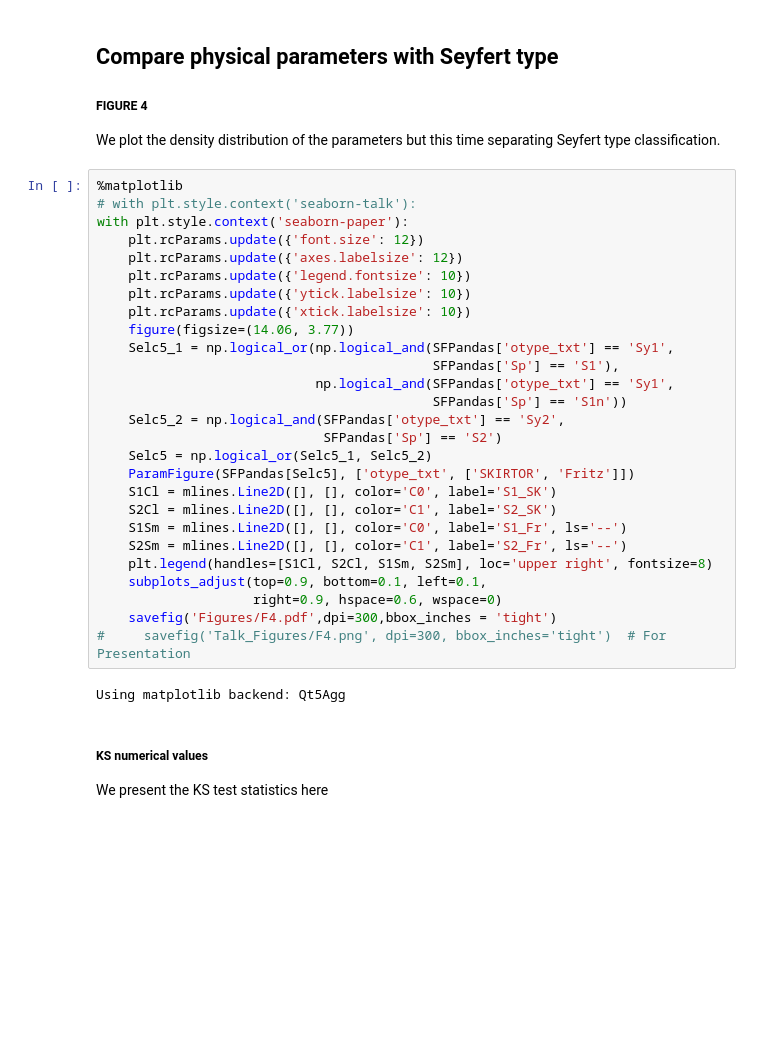
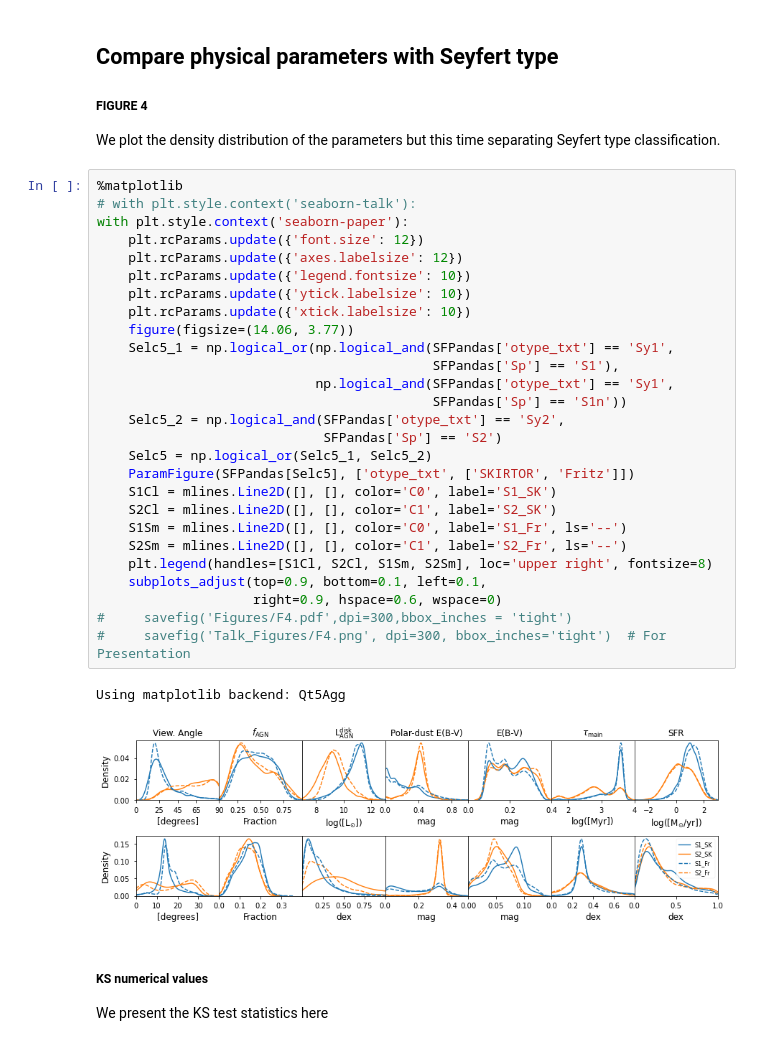
Before and after one commit to aframosp/AGNView, a Jupyter notebook: 11_Analysis_Plots.ipynb, the cells around one changed output. Drawn from its saved outputs; the diff is of its cells as text; blank space fills up the shorter version.

```diff
--- a/11_Analysis_Plots.ipynb
+++ b/11_Analysis_Plots.ipynb
@@ -202,32 +202,33 @@ We plot the density distribution of the parameters but this time separating Seyf
 # %%
 %matplotlib
 # with plt.style.context('seaborn-talk'):
 with plt.style.context('seaborn-paper'):
     plt.rcParams.update({'font.size': 12})
     plt.rcParams.update({'axes.labelsize': 12})
     plt.rcParams.update({'legend.fontsize': 10})
     plt.rcParams.update({'ytick.labelsize': 10})
     plt.rcParams.update({'xtick.labelsize': 10})
     figure(figsize=(14.06, 3.77))
     Selc5_1 = np.logical_or(np.logical_and(SFPandas['otype_txt'] == 'Sy1',
                                            SFPandas['Sp'] == 'S1'),
                             np.logical_and(SFPandas['otype_txt'] == 'Sy1',
                                            SFPandas['Sp'] == 'S1n'))
     Selc5_2 = np.logical_and(SFPandas['otype_txt'] == 'Sy2',
                              SFPandas['Sp'] == 'S2')
     Selc5 = np.logical_or(Selc5_1, Selc5_2)
     ParamFigure(SFPandas[Selc5], ['otype_txt', ['SKIRTOR', 'Fritz']])
     S1Cl = mlines.Line2D([], [], color='C0', label='S1_SK')
     S2Cl = mlines.Line2D([], [], color='C1', label='S2_SK')
     S1Sm = mlines.Line2D([], [], color='C0', label='S1_Fr', ls='--')
     S2Sm = mlines.Line2D([], [], color='C1', label='S2_Fr', ls='--')
     plt.legend(handles=[S1Cl, S2Cl, S1Sm, S2Sm], loc='upper right', fontsize=8)
     subplots_adjust(top=0.9, bottom=0.1, left=0.1,
                     right=0.9, hspace=0.6, wspace=0)
-    savefig('Figures/F4.pdf',dpi=300,bbox_inches = 'tight')
+#     savefig('Figures/F4.pdf',dpi=300,bbox_inches = 'tight')
 #     savefig('Talk_Figures/F4.png', dpi=300, bbox_inches='tight')  # For Presentation
 # %% [output]
 Using matplotlib backend: Qt5Agg
+[figure, added]
 # %% [markdown]
 ##### KS numerical values
 We present the KS test statistics here
```
Also changed, not shown: parts of 5 cells of this notebook.
